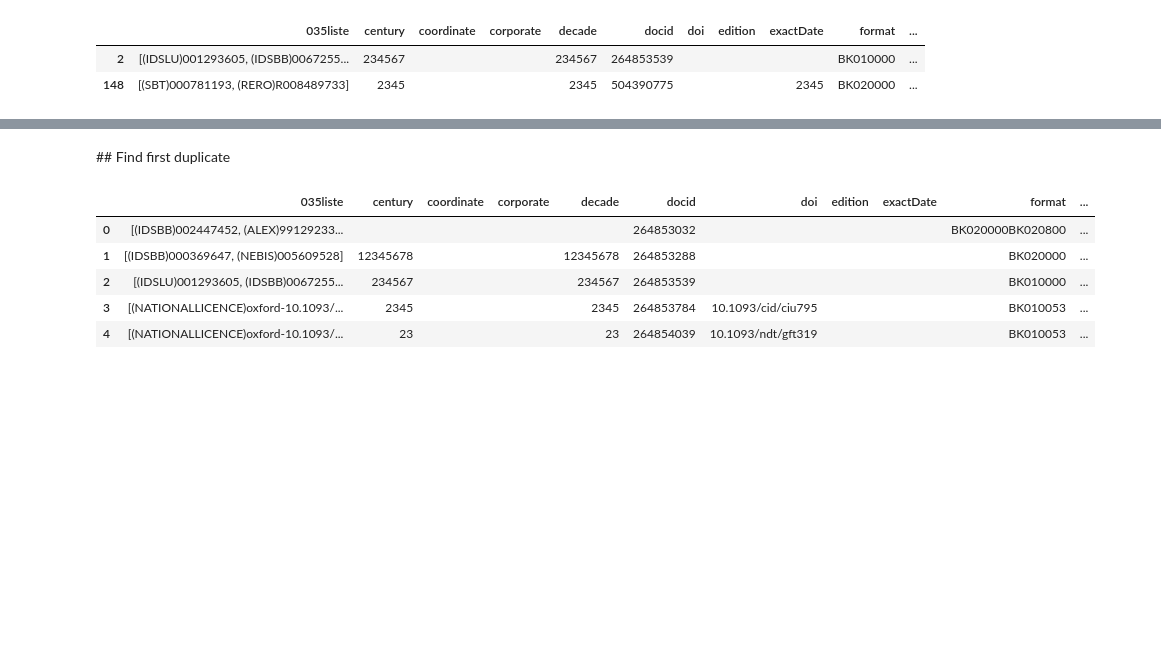
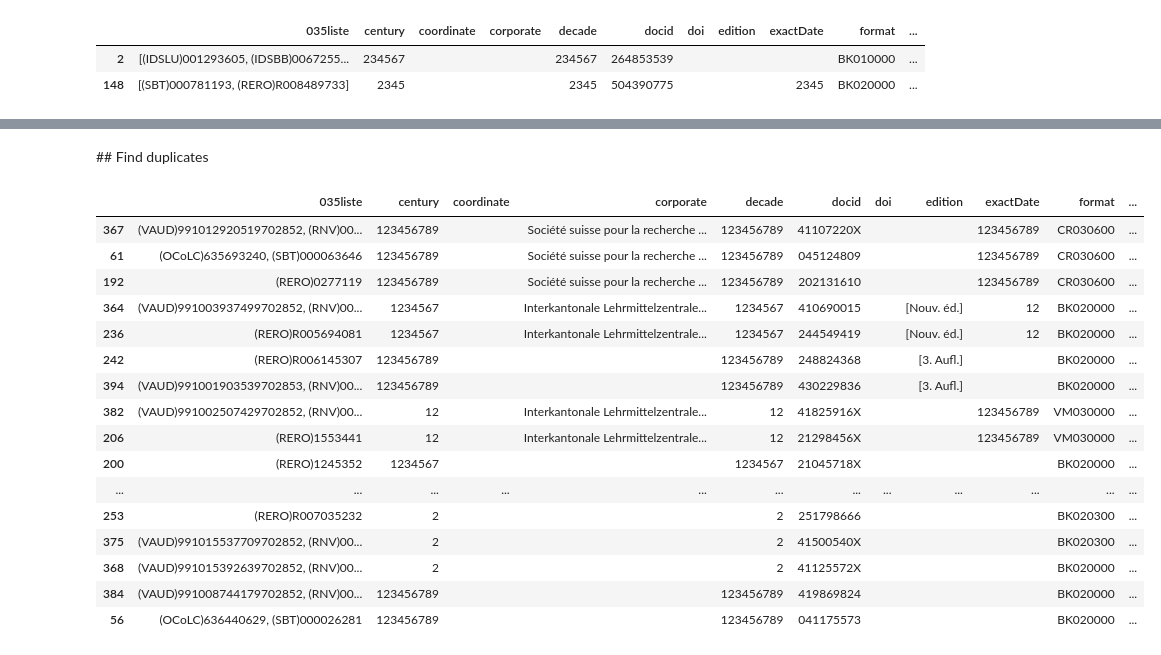
Before and after one commit to swissbib/clustering_metadata, a Jupyter notebook: 02 - Goldstandard.ipynb, the cells around one changed output, grey strips where cells are left out. Saved outputs shown, nothing was run; the diff lists cells and outputs as text; code cells hidden in the pictures; blank space fills up the shorter version.

```diff
--- a/02 - Goldstandard.ipynb
+++ b/02 - Goldstandard.ipynb
@@ -198,11 +175,27 @@ Name: 035liste, Length: 596, dtype: object
 # %% [markdown]
-## Find first duplicate
+## Find duplicates
-# %%
-df_m.head()
-# %% [output]
-|  | 035liste | century | coordinate | corporate | decade | docid | doi | edition | exactDate | format | ... |
-| 0 | [(IDSBB)002447452, (ALEX)99129233... |  |  |  |  | 264853032 |  |  |  | BK020000BK020800 | ... |
-| 1 | [(IDSBB)000369647, (NEBIS)005609528] | 12345678 |  |  | 12345678 | 264853288 |  |  |  | BK020000 | ... |
-| 2 | [(IDSLU)001293605, (IDSBB)0067255... | 234567 |  |  | 234567 | 264853539 |  |  |  | BK010000 | ... |
-| 3 | [(NATIONALLICENCE)oxford-10.1093/... | 2345 |  |  | 2345 | 264853784 | 10.1093/cid/ciu795 |  |  | BK010053 | ... |
-| 4 | [(NATIONALLICENCE)oxford-10.1093/... | 23 |  |  | 23 | 264854039 | 10.1093/ndt/gft319 |  |  | BK010053 | ... |
+# %%
+def find_duplicates(df):
+    df_duplicates = df[df.drop(columns=['035liste', 'docid']).duplicated(keep=False)].sort_values(by='ttlfull')
+
+    return df_duplicates
+# %%
+find_duplicates(df_u)
+# %% [output]
+|  | 035liste | century | coordinate | corporate | decade | docid | doi | edition | exactDate | format | ... |
+| 367 | (VAUD)991012920519702852, (RNV)00... | 123456789 |  | Société suisse pour la recherche ... | 123456789 | 41107220X |  |  | 123456789 | CR030600 | ... |
+| 61 | (OCoLC)635693240, (SBT)000063646 | 123456789 |  | Société suisse pour la recherche ... | 123456789 | 045124809 |  |  | 123456789 | CR030600 | ... |
+| 192 | (RERO)0277119 | 123456789 |  | Société suisse pour la recherche ... | 123456789 | 202131610 |  |  | 123456789 | CR030600 | ... |
+| 364 | (VAUD)991003937499702852, (RNV)00... | 1234567 |  | Interkantonale Lehrmittelzentrale... | 1234567 | 410690015 |  | [Nouv. éd.] | 12 | BK020000 | ... |
+| 236 | (RERO)R005694081 | 1234567 |  | Interkantonale Lehrmittelzentrale... | 1234567 | 244549419 |  | [Nouv. éd.] | 12 | BK020000 | ... |
+| 242 | (RERO)R006145307 | 123456789 |  |  | 123456789 | 248824368 |  | [3. Aufl.] |  | BK020000 | ... |
+| 394 | (VAUD)991001903539702853, (RNV)00... | 123456789 |  |  | 123456789 | 430229836 |  | [3. Aufl.] |  | BK020000 | ... |
+| 382 | (VAUD)991002507429702852, (RNV)00... | 12 |  | Interkantonale Lehrmittelzentrale... | 12 | 41825916X |  |  | 123456789 | VM030000 | ... |
+| 206 | (RERO)1553441 | 12 |  | Interkantonale Lehrmittelzentrale... | 12 | 21298456X |  |  | 123456789 | VM030000 | ... |
+| 200 | (RERO)1245352 | 1234567 |  |  | 1234567 | 21045718X |  |  |  | BK020000 | ... |
+| ... | ... | ... | ... | ... | ... | ... | ... | ... | ... | ... | ... |
+| 253 | (RERO)R007035232 | 2 |  |  | 2 | 251798666 |  |  |  | BK020300 | ... |
+| 375 | (VAUD)991015537709702852, (RNV)00... | 2 |  |  | 2 | 41500540X |  |  |  | BK020300 | ... |
+| 368 | (VAUD)991015392639702852, (RNV)00... | 2 |  |  | 2 | 41125572X |  |  |  | BK020000 | ... |
+| 384 | (VAUD)991008744179702852, (RNV)00... | 123456789 |  |  | 123456789 | 419869824 |  |  |  | BK020000 | ... |
+| 56 | (OCoLC)636440629, (SBT)000026281 | 123456789 |  |  | 123456789 | 041175573 |  |  |  | BK020000 | ... |
```
Also changed, not shown: parts of 16 cells of this notebook, 1 other file.
